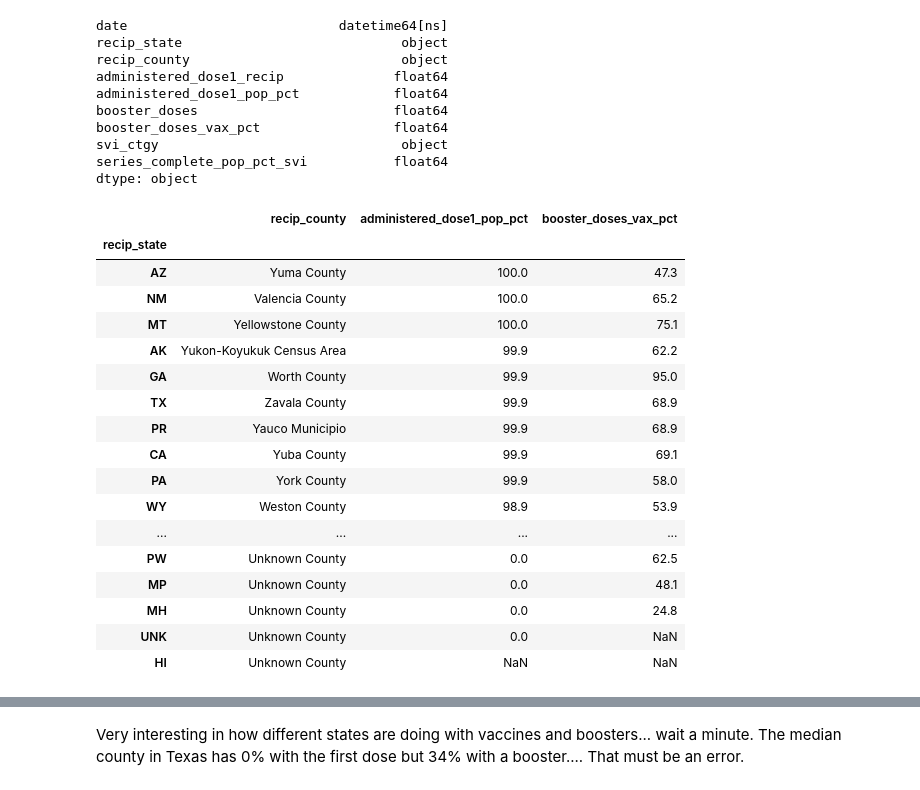
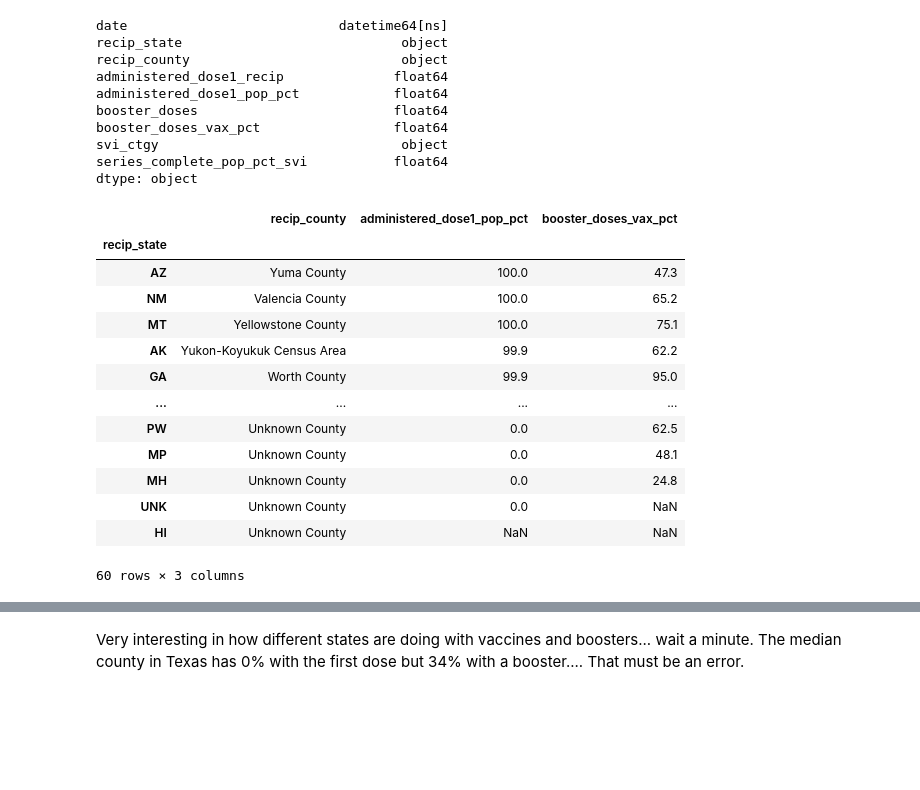
Before and after one commit to asullivan42/COVID_Bubble_Estimator, a Jupyter notebook: CDC data importer.ipynb, the cells around one changed output, grey strips where cells are left out. Cells and saved outputs as stored; diff of their text form; code cells hidden in the pictures; blank space fills up the shorter version.

```diff
--- a/CDC data importer.ipynb
+++ b/CDC data importer.ipynb
@@ -335,24 +337,21 @@ svi_ctgy                               object
 series_complete_pop_pct_svi           float64
 dtype: object
 # %%
-df[['recip_state','recip_county','administered_dose1_pop_pct','booster_doses_vax_pct']].groupby(['recip_state']).max().sort_values(by='administered_dose1_pop_pct', ascending=False)
+df[['recip_state','recip_county','administered_dose1_pop_pct','booster_doses_vax_pct']].groupby(['recip_state']).max()\
+.sort_values(by='administered_dose1_pop_pct', ascending=False)
 # %% [output]
 |  | recip_county | administered_dose1_pop_pct | booster_doses_vax_pct |
 | recip_state |  |  |  |
 | AZ | Yuma County | 100.0 | 47.3 |
 | NM | Valencia County | 100.0 | 65.2 |
 | MT | Yellowstone County | 100.0 | 75.1 |
 | AK | Yukon-Koyukuk Census Area | 99.9 | 62.2 |
 | GA | Worth County | 99.9 | 95.0 |
-| TX | Zavala County | 99.9 | 68.9 |
-| PR | Yauco Municipio | 99.9 | 68.9 |
-| CA | Yuba County | 99.9 | 69.1 |
-| PA | York County | 99.9 | 58.0 |
-| WY | Weston County | 98.9 | 53.9 |
 | ... | ... | ... | ... |
 | PW | Unknown County | 0.0 | 62.5 |
 | MP | Unknown County | 0.0 | 48.1 |
 | MH | Unknown County | 0.0 | 24.8 |
 | UNK | Unknown County | 0.0 | NaN |
 | HI | Unknown County | NaN | NaN |
+60 rows × 3 columns
 # %%
```
Also changed, not shown: parts of 8 cells of this notebook, 3 other files.
